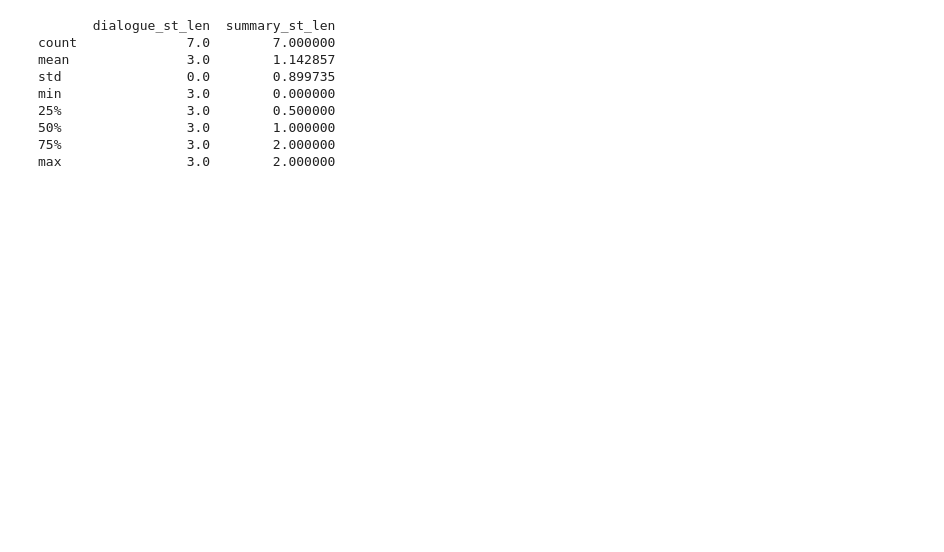
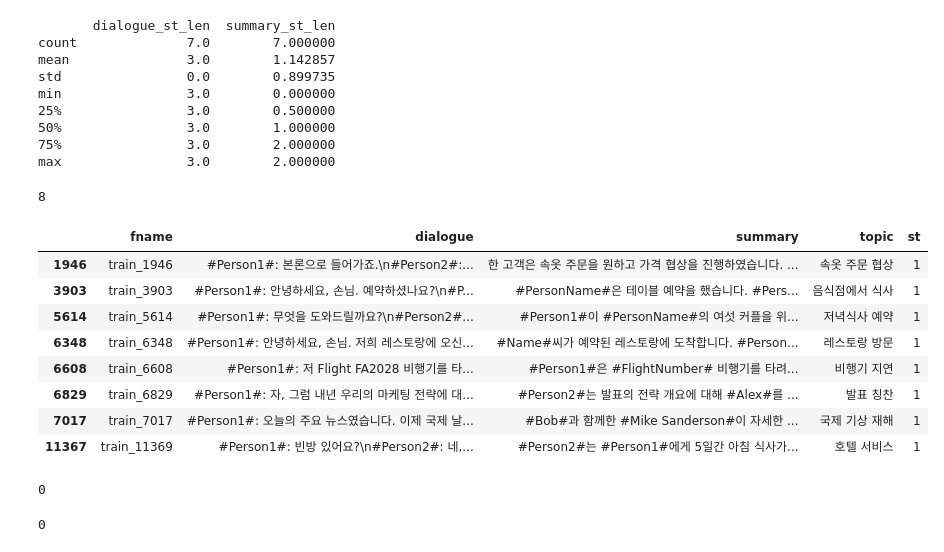
Before and after one commit to skier-song9/upstageailab-nlp-summarization-nlp_5-song, a Jupyter notebook: src/notebooks/00_EDA_dialogue.ipynb, the cells around one changed output. Drawn from its saved outputs; the diff is of its cells as text; code cells hidden in the pictures; blank space fills up the shorter version.

```diff
--- a/src/notebooks/00_EDA_dialogue.ipynb
+++ b/src/notebooks/00_EDA_dialogue.ipynb
@@ -296,3 +296,50 @@ min                3.0        0.000000
 50%                3.0        1.000000
 75%                3.0        2.000000
 max                3.0        2.000000
+# %%
+additional_special_tokens = ["#FlightNumber#","#PersonName#","#Name#","#Alex#","#Bob#","#Kristin#","#Liliana#","#Mike#"]
+def find_additional_special_tokens(row, test=False):
+    dialogue = row['dialogue']
+    summary = ""
+    topic = ""
+    if not test:
+        summary = row['summary']
+        topic = row['topic']
+    for t in [dialogue,summary,topic]:
+        for ast in additional_special_tokens:
+            if ast in t:
+                row['st'] = 1
+                return row
+    return row
+# %%
+from tqdm import tqdm
+tqdm.pandas()
+
+train_df['st'] = 0
+train_df = train_df.progress_apply(find_additional_special_tokens, axis=1)
+# %%
+print(train_df['st'].sum())
+train_df[train_df['st']>=1]
+# %% [output]
+8
+|  | fname | dialogue | summary | topic | st |
+| 1946 | train_1946 | #Person1#: 본론으로 들어가죠.\n#Person2#:... | 한 고객은 속옷 주문을 원하고 가격 협상을 진행하였습니다. ... | 속옷 주문 협상 | 1 |
+| 3903 | train_3903 | #Person1#: 안녕하세요, 손님. 예약하셨나요?\n#P... | #PersonName#은 테이블 예약을 했습니다. #Pers... | 음식점에서 식사 | 1 |
+| 5614 | train_5614 | #Person1#: 무엇을 도와드릴까요?\n#Person2#... | #Person1#이 #PersonName#의 여섯 커플을 위... | 저녁식사 예약 | 1 |
+| 6348 | train_6348 | #Person1#: 안녕하세요, 손님. 저희 레스토랑에 오신... | #Name#씨가 예약된 레스토랑에 도착합니다. #Person... | 레스토랑 방문 | 1 |
+| 6608 | train_6608 | #Person1#: 저 Flight FA2028 비행기를 타... | #Person1#은 #FlightNumber# 비행기를 타려... | 비행기 지연 | 1 |
+| 6829 | train_6829 | #Person1#: 자, 그럼 내년 우리의 마케팅 전략에 대... | #Person2#는 발표의 전략 개요에 대해 #Alex#를 ... | 발표 칭찬 | 1 |
+| 7017 | train_7017 | #Person1#: 오늘의 주요 뉴스였습니다. 이제 국제 날... | #Bob#과 함께한 #Mike Sanderson#이 자세한 ... | 국제 기상 재해 | 1 |
+| 11367 | train_11369 | #Person1#: 빈방 있어요?\n#Person2#: 네,... | #Person2#는 #Person1#에게 5일간 아침 식사가... | 호텔 서비스 | 1 |
+# %%
+val_df['st'] = 0
+val_df = val_df.progress_apply(find_additional_special_tokens, axis=1)
+print(val_df['st'].sum())
+# %% [output]
+0
+# %%
+test_df['st'] = 0
+test_df = test_df.progress_apply(lambda x: find_additional_special_tokens(x,test=True), axis=1)
+print(test_df['st'].sum())
+# %% [output]
+0
```
Also changed, not shown: parts of 6 cells of this notebook, 1 other file.
